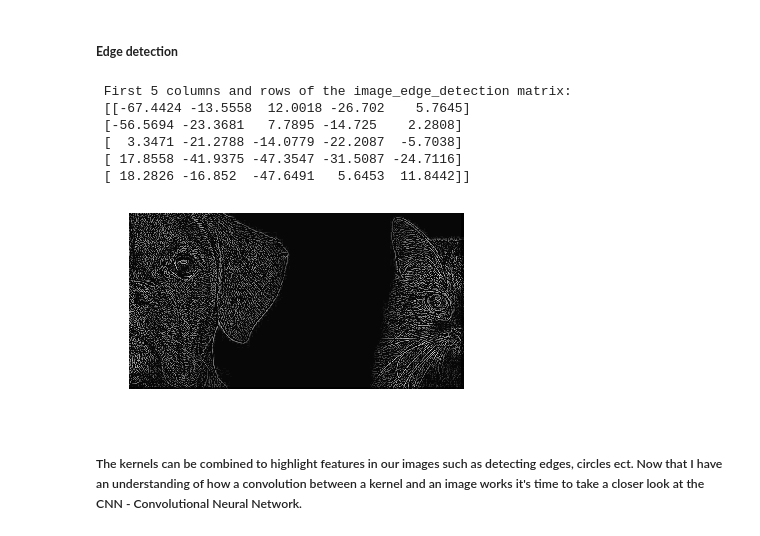
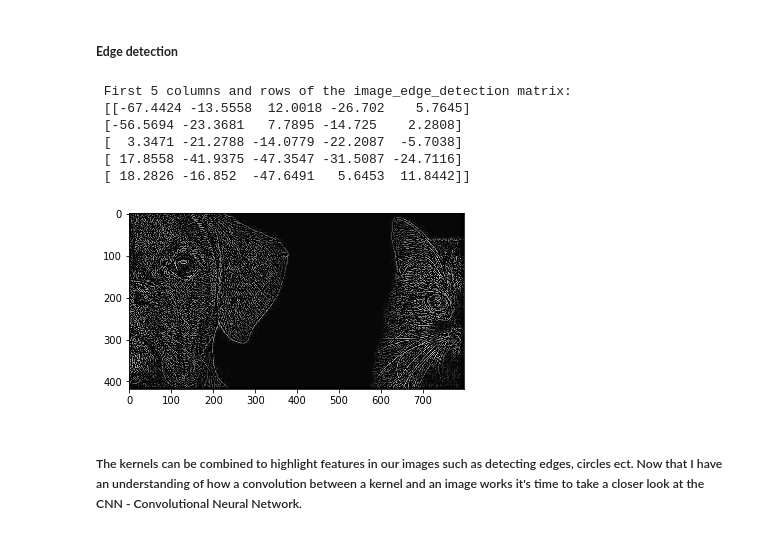
Before and after one commit to 181210/dat158, a Jupyter notebook: Oblig_2/Oblig_2ML.ipynb, the cells around one changed output. Drawn from its saved outputs; the diff is of its cells as text; code cells hidden in the pictures.

```diff
--- a/Oblig_2/Oblig_2ML.ipynb
+++ b/Oblig_2/Oblig_2ML.ipynb
@@ -152,33 +151,32 @@ image matrix size:  (420, 800)
 # %%
     import numpy as np
     import scipy.signal
     import matplotlib.pyplot as plt
     from skimage import io, color
     from skimage import exposure
 
     img = io.imread('https://assets.rebelcircus.com/blog/wp-content/uploads/2017/11/4234234-85.jpg')    # Load the image
     img = color.rgb2gray(img)       # Convert the image to grayscale (1 channel)
 
     kernel = np.array([[-1,-1,-1],[-1,8,-1],[-1,-1,-1]]) # Kernel for edge detection
 
     # Not recommended to use padding for edge detection
     edges = scipy.signal.convolve2d(img, kernel, 'valid')
 
     print('\n First 5 columns and rows of the image_edge_detection matrix: \n', edges[:5,:5]*255)
 
     # Adjust the contrast of the filtered image by applying Histogram Equalization
     edges_equalized = exposure.equalize_adapthist(edges/np.max(np.abs(edges)), clip_limit=0.03)
 
     plt.imshow(edges_equalized, cmap=plt.cm.gray)
-    plt.axis('off')
     plt.show()
 # %% [output]
  First 5 columns and rows of the image_edge_detection matrix:
  [[-67.4424 -13.5558  12.0018 -26.702    5.7645]
  [-56.5694 -23.3681   7.7895 -14.725    2.2808]
  [  3.3471 -21.2788 -14.0779 -22.2087  -5.7038]
  [ 17.8558 -41.9375 -47.3547 -31.5087 -24.7116]
  [ 18.2826 -16.852  -47.6491   5.6453  11.8442]]
-[figure, old version]
+[figure, new version]
 # %% [markdown]
 ##### The kernels can be combined to highlight features in our images such as detecting edges, circles ect. Now that I have an understanding of how a convolution between a kernel and an image works it's time to take a closer look at the CNN - Convolutional Neural Network.
```
Also changed, not shown: parts of 3 cells of this notebook.
